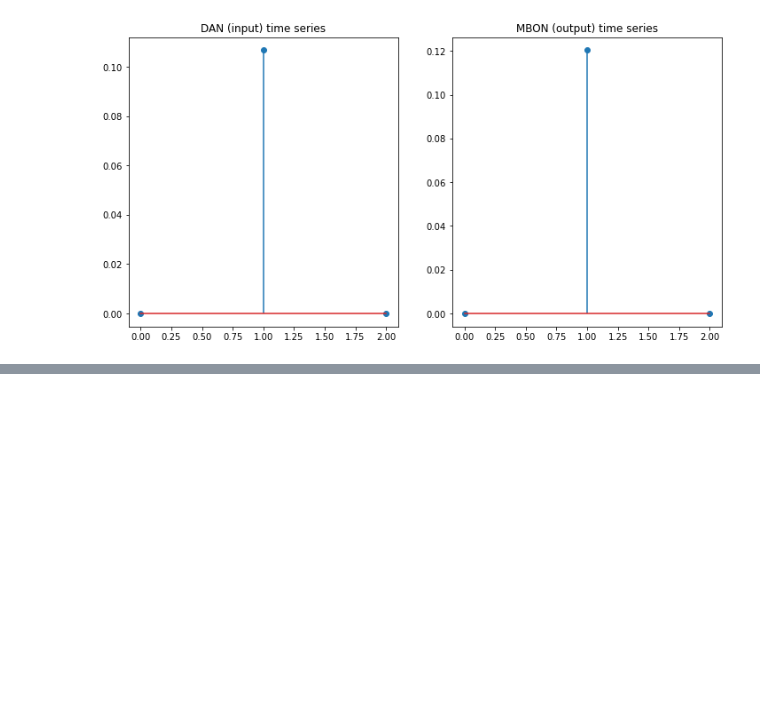
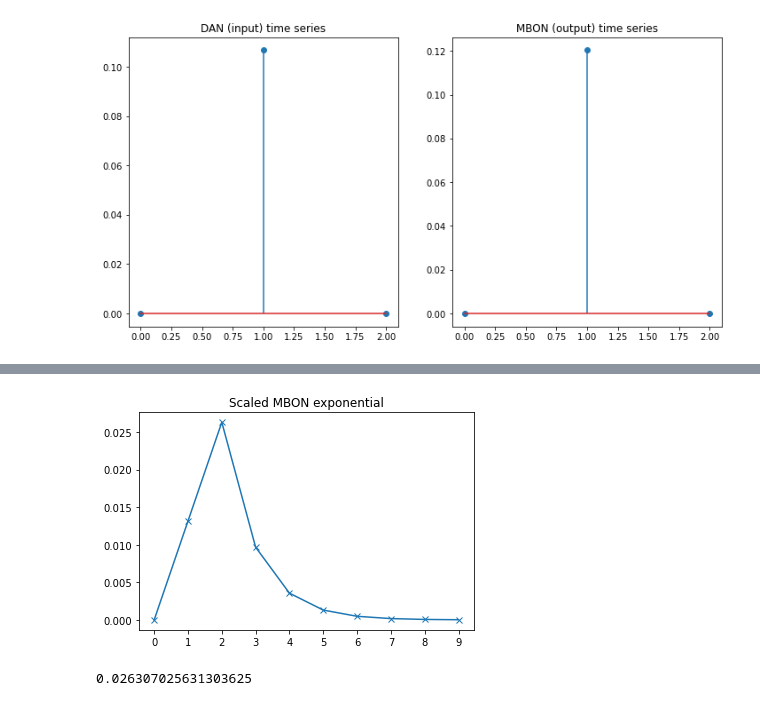
Before and after one commit to Jake-Jay/mushroom-body-models, a Jupyter notebook: notebooks/build-timeseriesdata.ipynb, the cells around one changed output, grey strips where cells are left out. Cells and saved outputs as stored; diff of their text form; code cells hidden in the pictures; blank space fills up the shorter version.

```diff
--- a/notebooks/build-timeseriesdata.ipynb
+++ b/notebooks/build-timeseriesdata.ipynb
@@ -124,0 +191,17 @@ np.save(DATA_DIR / 'Y-time-series-from-distribution.npy', Y_ts, allow_pickle=Tru
+# %%
+Y_timeseries_data = np.zeros((nfeatures, 10, nsamples))
+
+for sample in range(nsamples):
+    for feat in range(nfeatures):
+        scale = Y[sample, feat]
+        Y_timeseries_data[feat, : , sample] = baseline_input[feat, : , sample] * scale
+# %%
+plt.plot(Y_timeseries_data[14, :, 5000], 'x-')
+plt.title('Scaled MBON exponential')
+plt.xticks(range(10))
+plt.show()
+
+Y[5000, 14]
+# %% [output]
+[figure, added]
+0.026307025631303625
```
Also changed, not shown: parts of 11 cells of this notebook.
